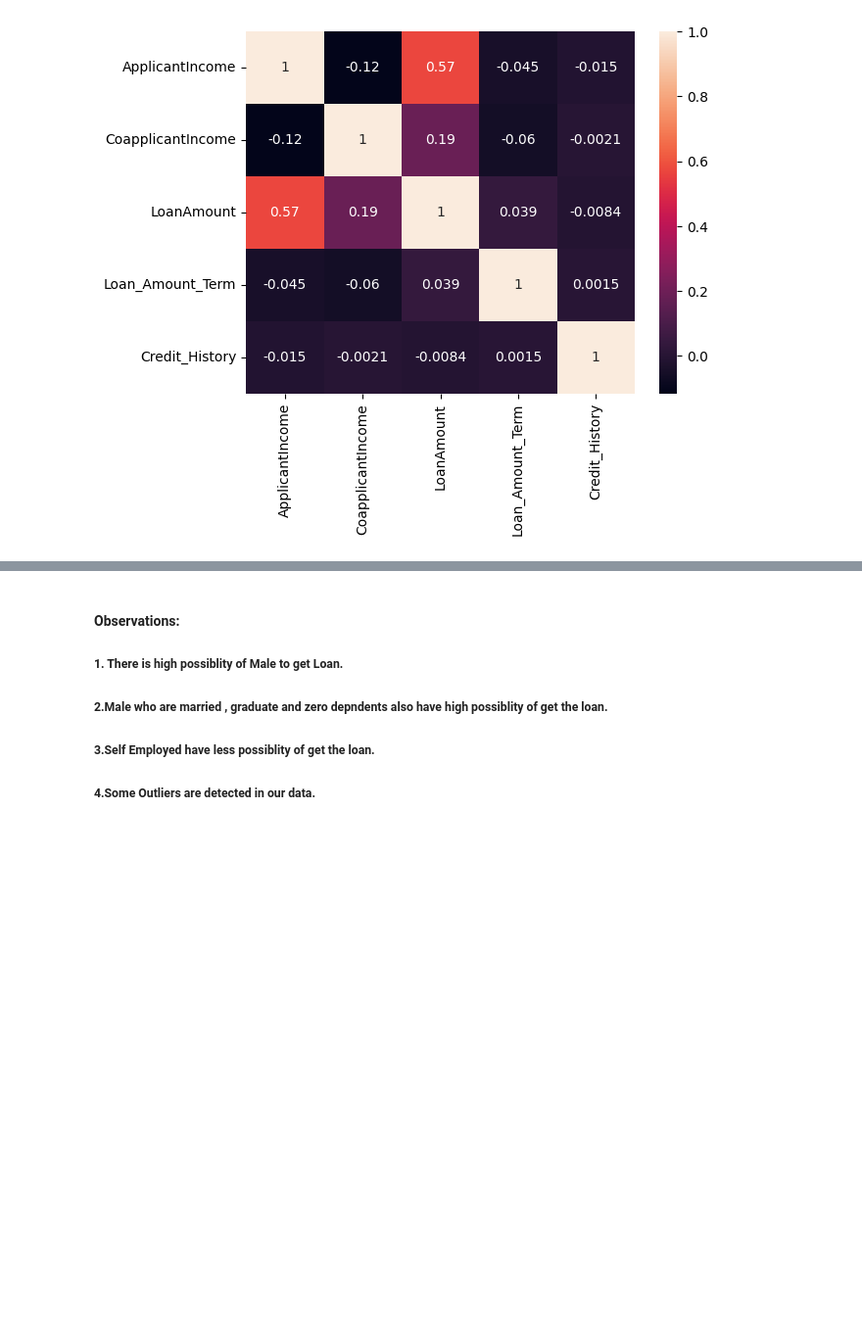
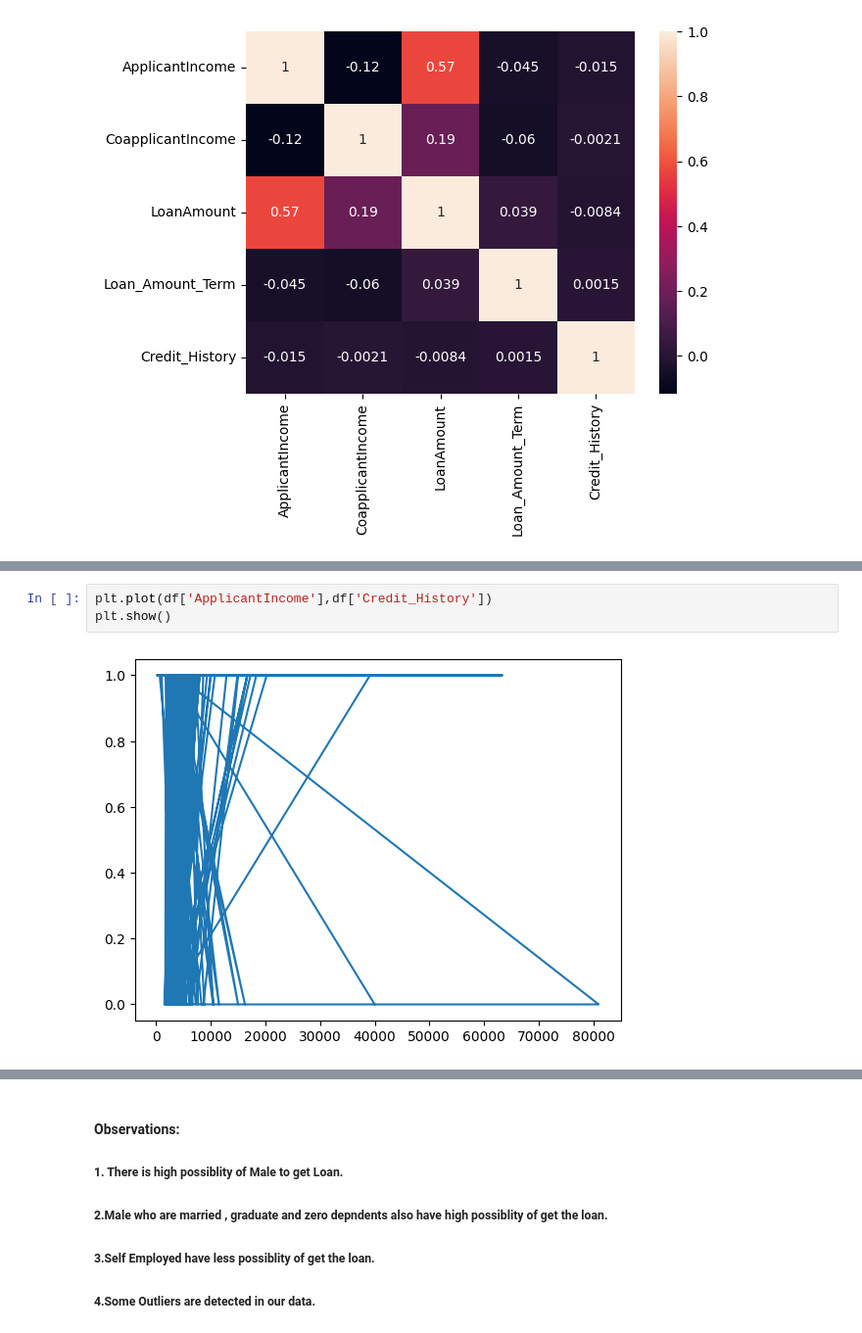
Before and after one commit to Yogita1911/Home-loan-prediction, a Jupyter notebook: home-loan-prediction.ipynb, the cells around one changed output, grey strips where cells are left out. Shown at 98% size. Cells and saved outputs as stored; diff of their text form; blank space fills up the shorter version.

```diff
--- a/home-loan-prediction.ipynb
+++ b/home-loan-prediction.ipynb
@@ -180,0 +251,5 @@ plt.show()
+# %%
+plt.plot(df['ApplicantIncome'],df['Credit_History'])
+plt.show()
+# %% [output]
+[figure, added]
```
Also changed, not shown: parts of 22 cells of this notebook.
